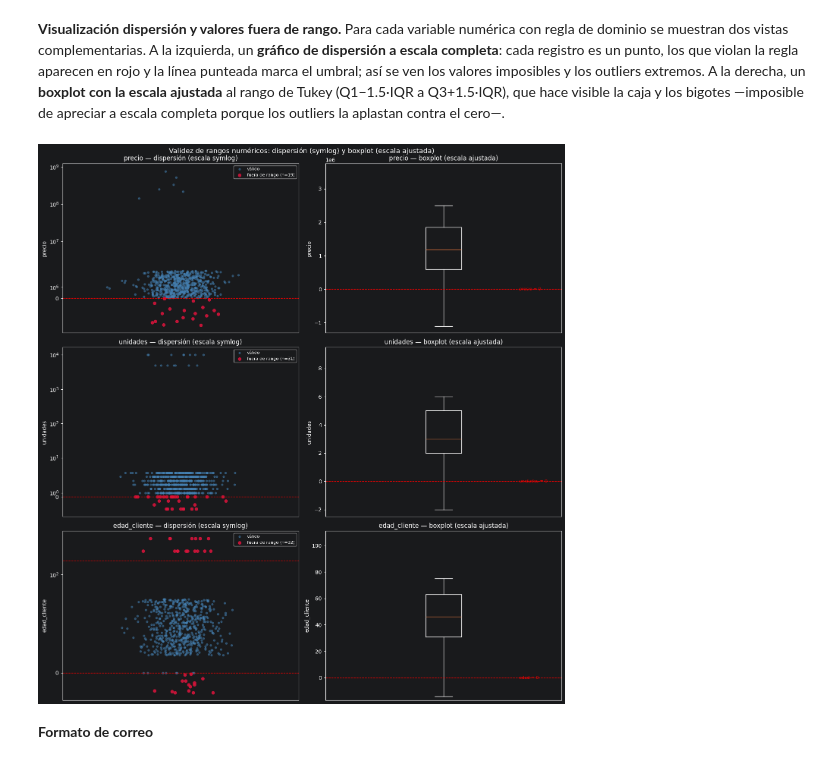
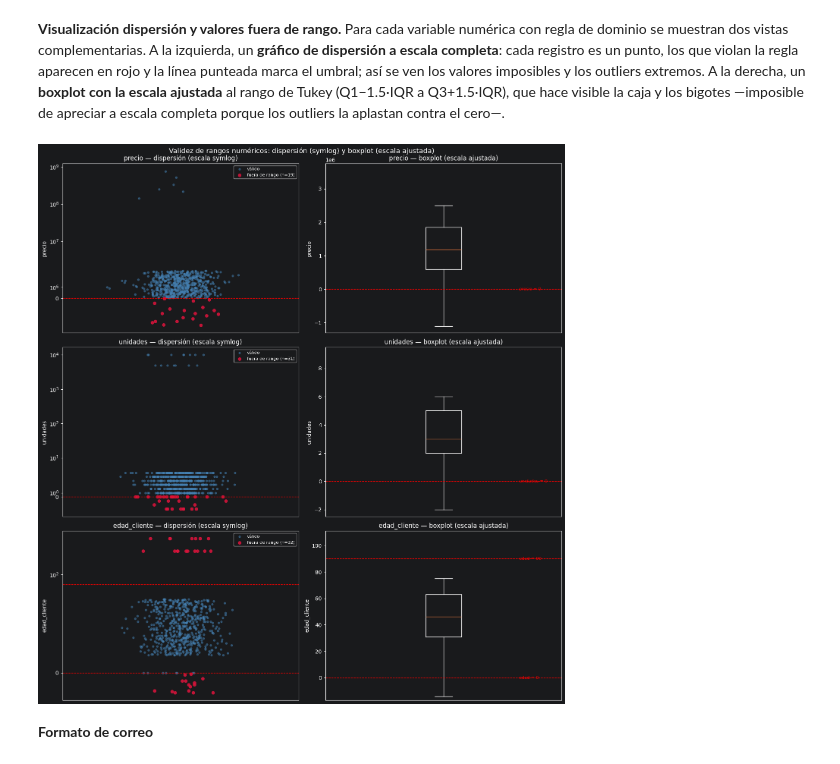
Before and after one commit to rborja79/preprocesamientodedatos, a Jupyter notebook: S3_Grupo05_Auditoria_Calidad_NovaMarket.ipynb, the cells around one changed output. Saved outputs shown, nothing was run; the diff lists cells and outputs as text; code cells hidden in the pictures.

Commit message:
Ajustes edad maxima 90

```diff
--- a/S3_Grupo05_Auditoria_Calidad_NovaMarket.ipynb
+++ b/S3_Grupo05_Auditoria_Calidad_NovaMarket.ipynb
@@ -231,7 +231,7 @@ n = len(df)
 reglas = {
     "precio":       lambda s: (s <= 0),                 # un precio de venta no puede ser <= 0
     "unidades":     lambda s: (s <= 0),                 # una compra debe tener al menos 1 unidad
-    "edad_cliente": lambda s: (s < 0) | (s > 120),      # edad humana fuera de rango
+    "edad_cliente": lambda s: (s < 0) | (s > 90),      # edad humana fuera de rango
 }
 
 filas = []
@@ -262,7 +262,7 @@ audit_rangos.style.hide(axis="index")
 reglas_viz = {
     "precio":       {"invalido": lambda s: s <= 0,              "umbral": [(0, "precio = 0")]},
     "unidades":     {"invalido": lambda s: s <= 0,              "umbral": [(0, "unidades = 0")]},
-    "edad_cliente": {"invalido": lambda s: (s < 0) | (s > 120), "umbral": [(0, "edad = 0"), (120, "edad = 120")]},
+    "edad_cliente": {"invalido": lambda s: (s < 0) | (s > 90), "umbral": [(0, "edad = 0"), (90, "edad = 90")]},
 }
 
 rng = np.random.default_rng(0)
@@ -287,34 +287,34 @@ for fila, (col, cfg) in enumerate(reglas_viz.items()):
     ax.scatter(x_jit[mask.values], serie[mask.values],
                s=30, color="crimson", alpha=0.85, label=f"fuera de rango (n={n_inv})")
     ax.set_yscale("symlog", linthresh=linthresh)
     for y, _ in cfg["umbral"]:
         ax.axhline(y, color="red", linestyle="--", linewidth=1)
     ax.set_title(f"{col} — dispersión (escala symlog)")
     ax.set_ylabel(col)
     ax.set_xlim(-0.25, 0.25)
     ax.set_xticks([])
     ax.legend(fontsize=8, loc="upper right")
 
     # --- Derecha: boxplot con escala ajustada (rango de Tukey) ---
     ax2 = axes[fila, 1]
     ax2.boxplot(serie, vert=True, showfliers=False)
     if iqr > 0:
         lo, hi = q1 - 1.5 * iqr, q3 + 1.5 * iqr
         ax2.set_ylim(lo, hi)
         for y, etiqueta in cfg["umbral"]:
             if lo <= y <= hi:
                 ax2.axhline(y, color="red", linestyle="--", linewidth=1)
                 ax2.text(1.32, y, etiqueta, color="red", va="center", fontsize=8)
     ax2.set_title(f"{col} — boxplot (escala ajustada)")
     ax2.set_ylabel(col)
     ax2.set_xticks([])
 
 plt.suptitle("Validez de rangos numéricos: dispersión (symlog) y boxplot (escala ajustada)",
              fontsize=13)
 plt.tight_layout()
 plt.show()
 # %% [output]
-[figure, old version]
+[figure, new version]
 # %% [markdown]
 **Formato de correo**
 # %%
```
Also changed, not shown: parts of 1 cell of this notebook.
